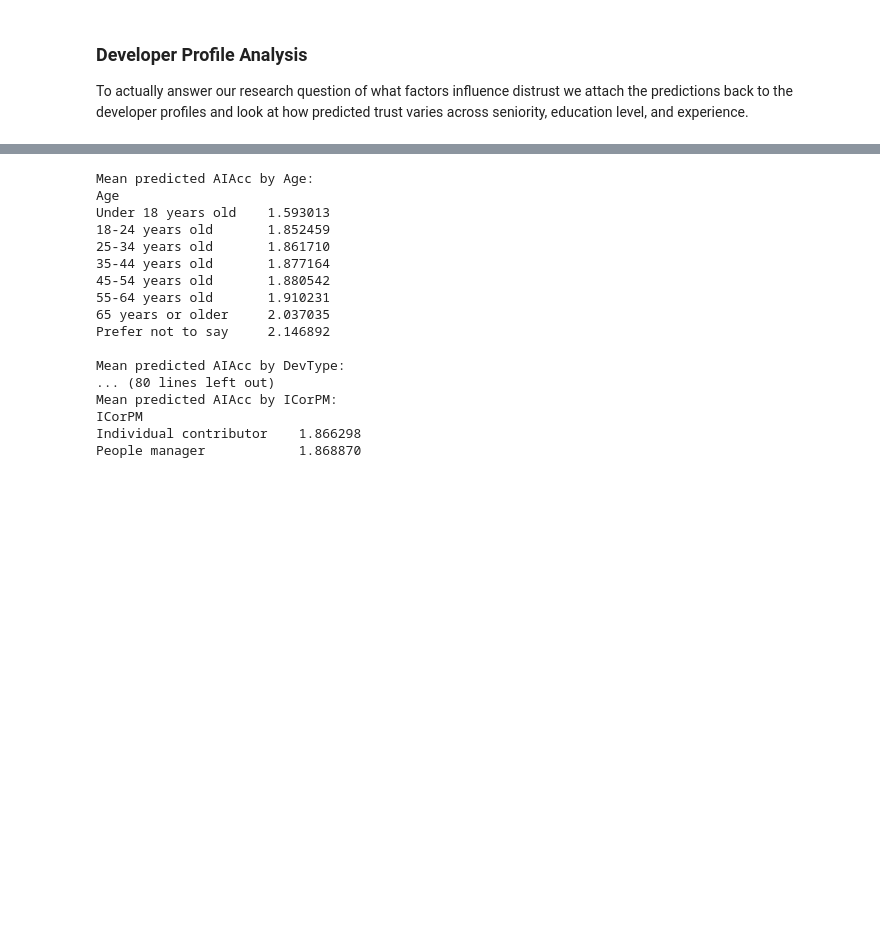
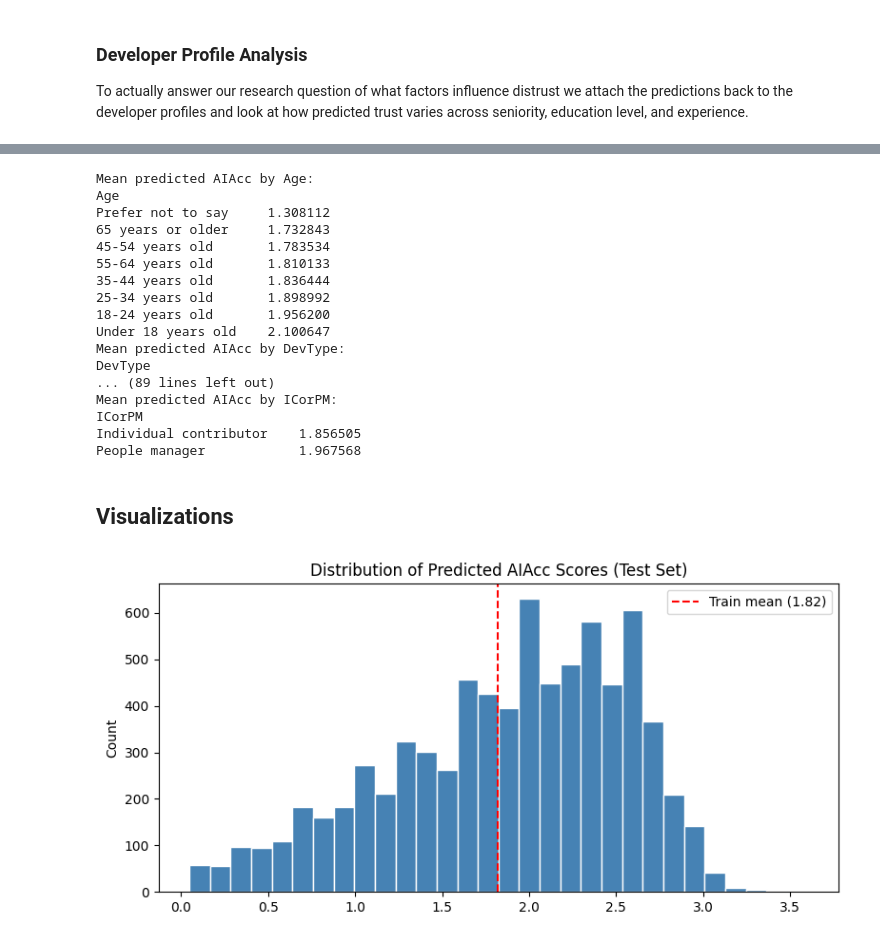
Before and after one commit to gbond22/DS4420_Project, a Jupyter notebook: cf_model.ipynb, the cells around one changed output, grey strips where cells are left out. Drawn from its saved outputs; the diff is of its cells as text; code cells hidden in the pictures; blank space fills up the shorter version.

Commit message:
updated cf model removed svd for now. should be good to go added graphs for visualisation

```diff
--- a/cf_model.ipynb
+++ b/cf_model.ipynb
@@ -155,7 +169,12 @@ We compute cosine similarity exactly as in the CF notebook. The one difference i
 # %%
-# Compute cosine similarity between test and training developers
+# Manual cosine similarity: SC(x,y) = x^T y / (||x|| * ||y||)
 # Shape: n_test x n_train
-similarity_matrix = cosine_similarity(X_test.to_numpy(), X_train.to_numpy())
+numerator  = X_test @ X_train.T
+norm_test  = np.linalg.norm(X_test,  axis=1, keepdims=True)  # (n_test, 1)
+norm_train = np.linalg.norm(X_train, axis=1)                  # (n_train,)
+denom = norm_test * norm_train   # broadcasts to (n_test, n_train)
+denom[denom == 0] = 1e-9         # avoid divide-by-zero
+similarity_matrix = numerator / denom
 
 print("Similarity matrix shape:", similarity_matrix.shape)
 # %% [output]
@@ -178,20 +200,19 @@ sim_scores_scaled.iloc[:3, :5]
 For each test developer we find their top 20 most similar training developers and predict their AIAcc score as a similarity weighted average. This is the same prediction step from the class notebook where the more similar a neighbor is the more their rating influences the final prediction.
 # %%
 k = 20
-y_pred = []
+n_test = X_test.shape[0]
+y_pred = np.empty(n_test)
 
-for i in range(len(X_test)):
-    sim_scores = sim_scores_scaled.iloc[i]
-    top_k_idx = sim_scores.nlargest(k).index
-    weights = sim_scores[top_k_idx]
-    neighbor_ratings = y_train.iloc[top_k_idx].values
+for i in range(n_test):
+    scores    = sim_scores_scaled[i]
+    top_k_idx = np.argpartition(scores, -k)[-k:]
+    weights   = scores[top_k_idx]
+    w_sum     = weights.sum()
+    if w_sum == 0:
+        y_pred[i] = y_train.mean()
+    else:
+        y_pred[i] = np.dot(weights, y_train[top_k_idx]) / w_sum
 
-    if weights.sum() == 0:
-        y_pred.append(y_train.mean())
-    else:
-        y_pred.append(np.average(neighbor_ratings, weights=weights))
-
-y_pred = np.array(y_pred)
 print("Sample predictions:", y_pred[:10].round(2))
-print("Actual values:     ", y_test[:10].values)
+print("Actual values:     ", y_test[:10].astype(int))
 # %% [output]
@@ -273,22 +294,33 @@ remaining_cats = ["Age", "DevType", "OrgSize", "AISelect", "AISent", "AIThreat",
 for col in remaining_cats:
     print(f"Mean predicted AIAcc by {col}:")
     print(df_results.groupby(col)["predicted_AIAcc"].mean().sort_values().to_string())
-    print()
 # %% [output]
 Mean predicted AIAcc by Age:
 Age
-Under 18 years old    1.593013
-18-24 years old       1.852459
-25-34 years old       1.861710
-35-44 years old       1.877164
-45-54 years old       1.880542
-55-64 years old       1.910231
-65 years or older     2.037035
-Prefer not to say     2.146892
-
+Prefer not to say     1.308112
+65 years or older     1.732843
+45-54 years old       1.783534
+55-64 years old       1.810133
+35-44 years old       1.836444
+25-34 years old       1.898992
+18-24 years old       1.956200
+Under 18 years old    2.100647
 Mean predicted AIAcc by DevType:
-... (80 lines left out)
+DevType
+... (89 lines left out)
 Mean predicted AIAcc by ICorPM:
 ICorPM
-Individual contributor    1.866298
-People manager            1.868870
+Individual contributor    1.856505
+People manager            1.967568
+# %% [markdown]
+## Visualizations
+# %%
+# Distribution of predicted trust scores
+plt.figure(figsize=(8, 4))
+plt.hist(y_pred, bins=30, color='steelblue', edgecolor='white')
+plt.ylabel('Count')
+plt.title('Distribution of Predicted AIAcc Scores (Test Set)')
+plt.tight_layout()
+plt.show()
+# %% [output]
+[figure, added]
```
Also changed, not shown: parts of 17 cells of this notebook, 1 other file.
